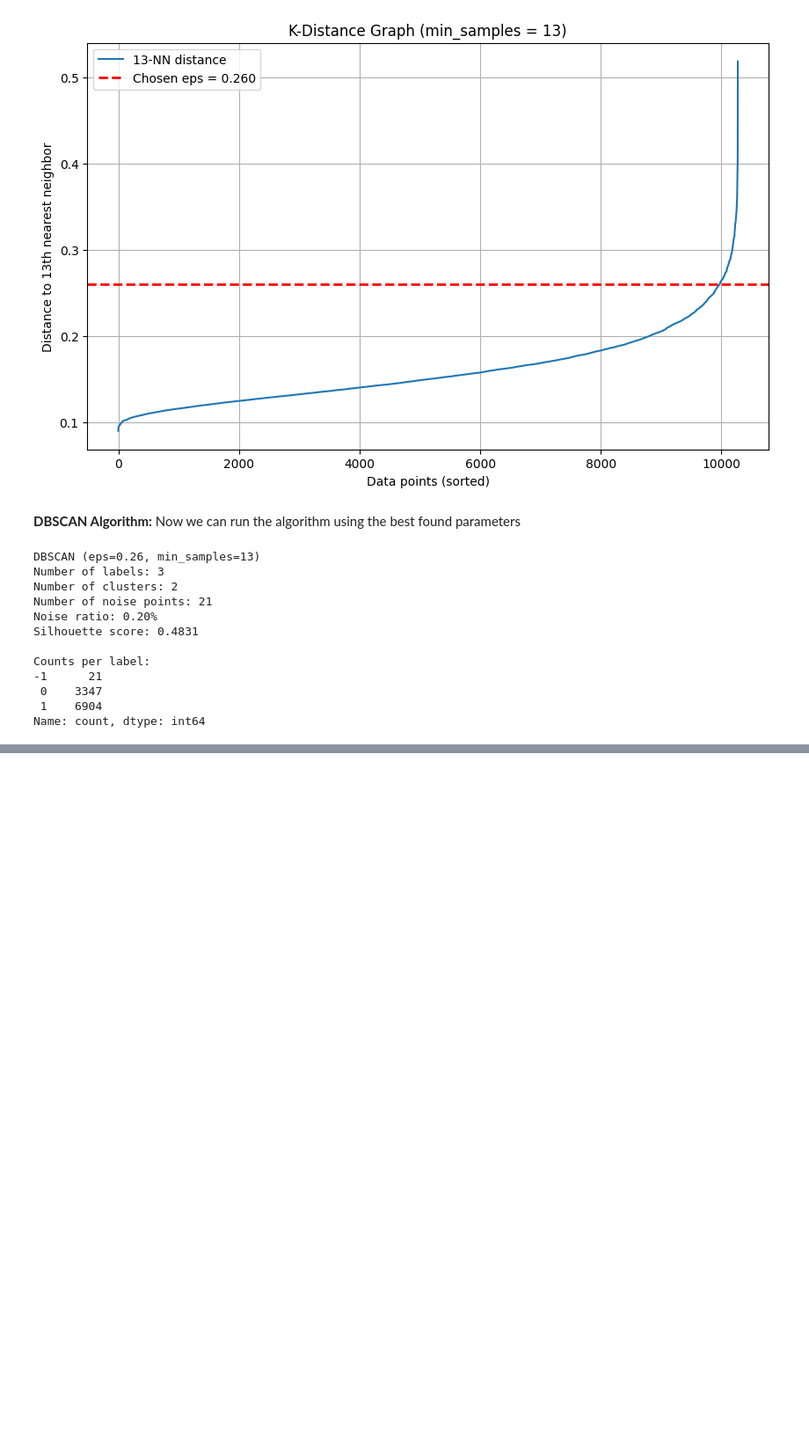
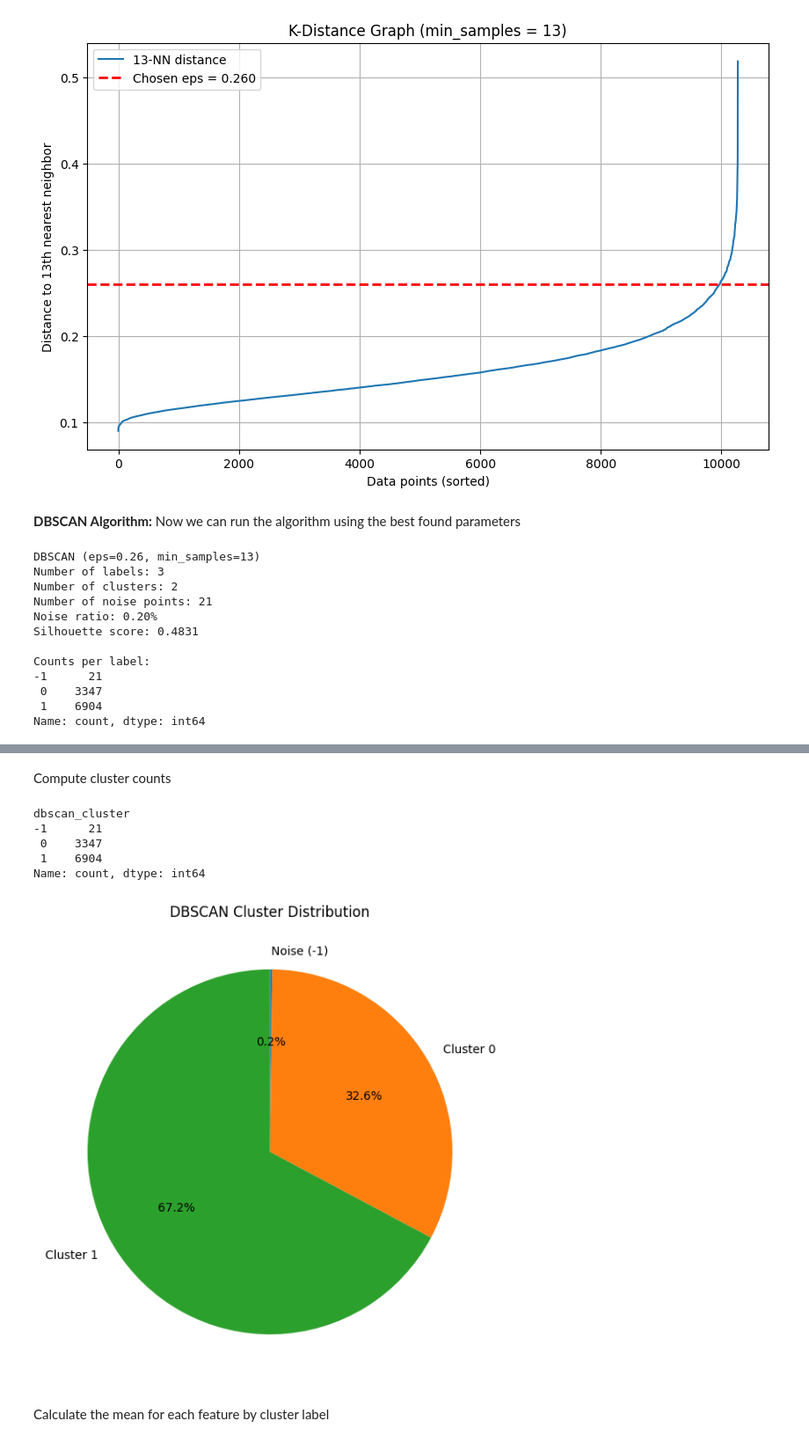
Before and after one commit to abderrahmane-salmi/UNIPI-Data-Mining-Project, a Jupyter notebook: task2/dbscan copy.ipynb, the cells around one changed output, grey strips where cells are left out. Shown at 88% size. Drawn from its saved outputs; the diff is of its cells as text; code cells hidden in the pictures; blank space fills up the shorter version.

```diff
--- a/task2/dbscan copy.ipynb
+++ b/task2/dbscan copy.ipynb
@@ -421,0 +472,35 @@ Name: count, dtype: int64
+# %% [markdown]
+Compute cluster counts
+# %%
+# Compute cluster counts
+cluster_counts = X['dbscan_cluster'].value_counts().sort_index()
+
+# Labels (highlight noise clearly)
+labels = [
+    f"Noise (-1)" if c == -1 else f"Cluster {c}"
+    for c in cluster_counts.index
+]
+
+print(cluster_counts)
+
+# Plot pie chart
+plt.figure(figsize=(7, 7))
+plt.pie(
+    cluster_counts,
+    labels=labels,
+    autopct='%1.1f%%',
+    startangle=90,
+    counterclock=False
+)
+
+plt.title("DBSCAN Cluster Distribution")
+plt.show()
+# %% [output]
+dbscan_cluster
+-1      21
+ 0    3347
+ 1    6904
+Name: count, dtype: int64
+[figure, added]
+# %% [markdown]
+Calculate the mean for each feature by cluster label
```
Also changed, not shown: parts of 5 cells of this notebook.
